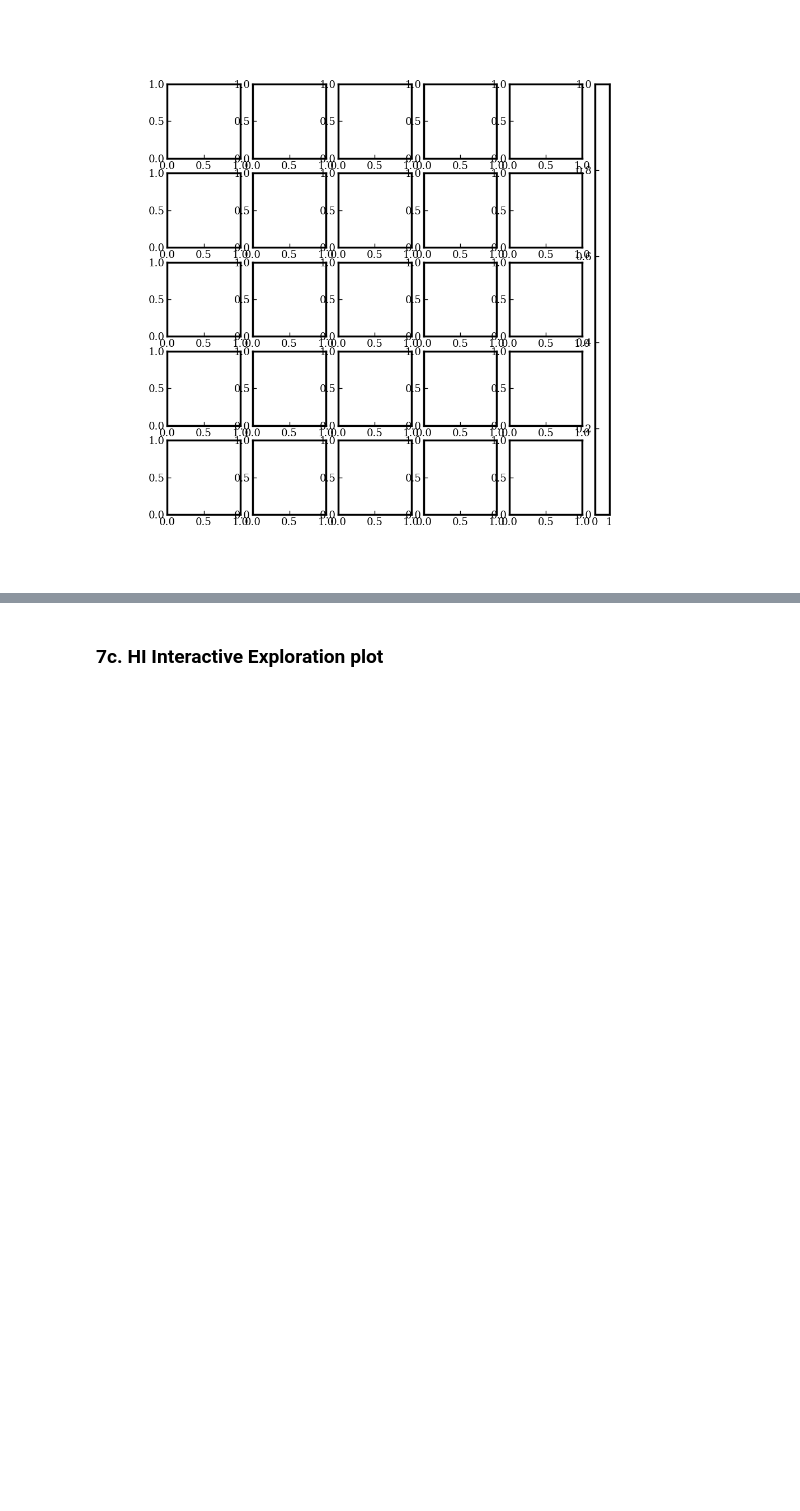
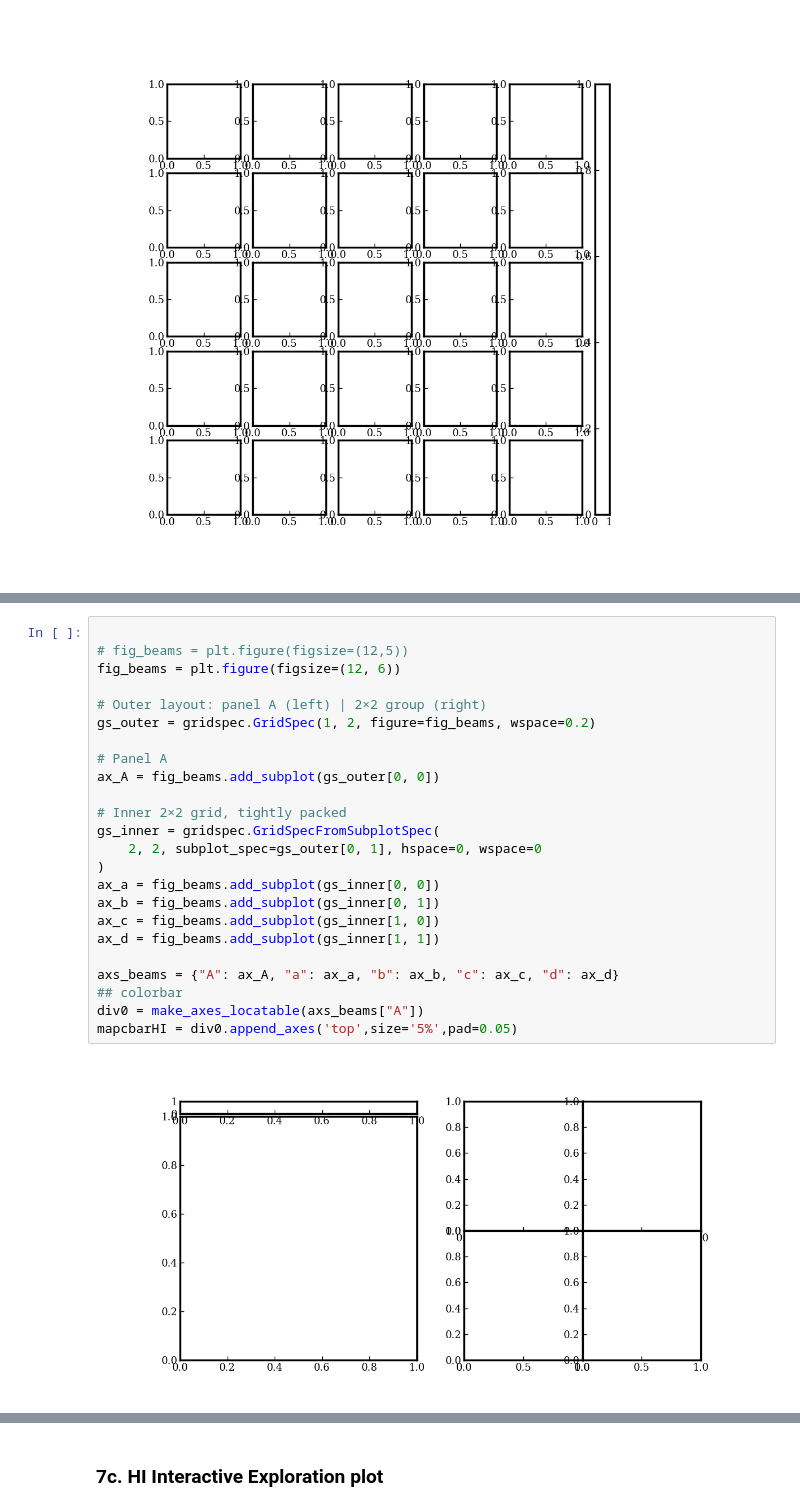
Before and after one commit to LucieCros/rrl-ism-analysis, a Jupyter notebook: notebooks/1_Cloud-id.ipynb, the cells around one changed output, grey strips where cells are left out. Drawn from its saved outputs; the diff is of its cells as text; blank space fills up the shorter version.

```diff
--- a/notebooks/1_Cloud-id.ipynb
+++ b/notebooks/1_Cloud-id.ipynb
@@ -849,0 +884,26 @@ fig_chan.subplots_adjust(hspace=0, wspace=0)
+# %%
+
+# fig_beams = plt.figure(figsize=(12,5))
+fig_beams = plt.figure(figsize=(12, 6))
+
+# Outer layout: panel A (left) | 2×2 group (right)
+gs_outer = gridspec.GridSpec(1, 2, figure=fig_beams, wspace=0.2)
+
+# Panel A
+ax_A = fig_beams.add_subplot(gs_outer[0, 0])
+
+# Inner 2×2 grid, tightly packed
+gs_inner = gridspec.GridSpecFromSubplotSpec(
+    2, 2, subplot_spec=gs_outer[0, 1], hspace=0, wspace=0
+)
+ax_a = fig_beams.add_subplot(gs_inner[0, 0])
+ax_b = fig_beams.add_subplot(gs_inner[0, 1])
+ax_c = fig_beams.add_subplot(gs_inner[1, 0])
+ax_d = fig_beams.add_subplot(gs_inner[1, 1])
+
+axs_beams = {"A": ax_A, "a": ax_a, "b": ax_b, "c": ax_c, "d": ax_d}
+## colorbar
+div0 = make_axes_locatable(axs_beams["A"])
+mapcbarHI = div0.append_axes('top',size='5%',pad=0.05)
+# %% [output]
+[figure, added]
```
Also changed, not shown: parts of 15 cells of this notebook, 2 other files.
